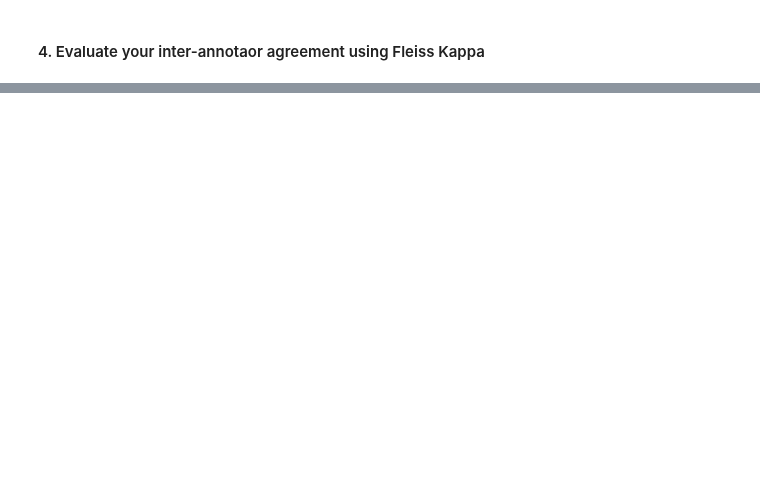
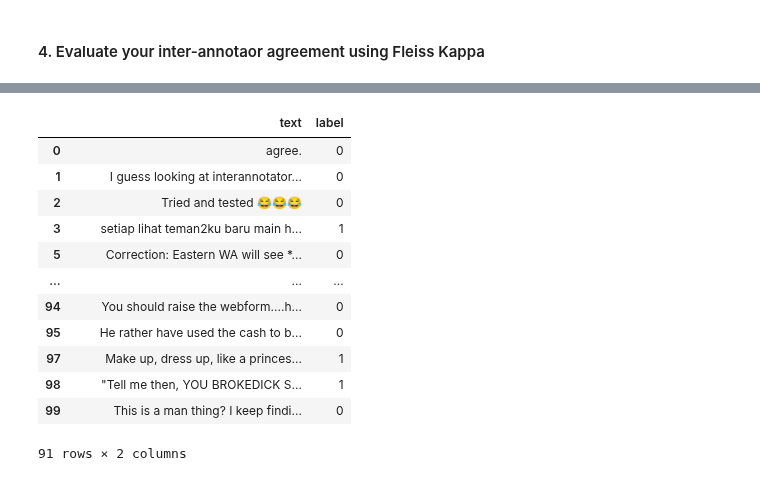
Before and after one commit to QuentinFISCH/nlp1-lab2, a Jupyter notebook: lab08/lab08.ipynb, the cells around one changed output, grey strips where cells are left out. Cells and saved outputs as stored; diff of their text form; code cells hidden in the pictures; blank space fills up the shorter version.

```diff
--- a/lab08/lab08.ipynb
+++ b/lab08/lab08.ipynb
@@ -591,0 +639,22 @@ evaluate(tweets_preds, df_annotators["label"].tolist())
+# %%
+# merge the labels (majority vote) and remove when the majority is 2 (uncertain)
+df_annotated_final = df_annotated_with_text.copy()
+df_annotated_final[["label_1", "label_2", "label_3"]] = df_annotated_final[["label_1", "label_2", "label_3"]].applymap(lambda x: 1 if x == "offensive" else 0 if x == "neutral" else 2)
+df_annotated_final["label"] = df_annotated_final.apply(lambda x: x["label_1"] if x["label_1"] == x["label_2"] else x["label_2"] if x["label_2"] == x["label_3"] else x["label_1"] if x["label_1"] == x["label_3"] else 2, axis=1)
+df_annotated_final = df_annotated_final[df_annotated_final["label"] != 2]
+df_annotated_final = df_annotated_final.drop(columns=["label_1", "label_2", "label_3"])
+df_annotated_final
+# %% [output]
+|  | text | label |
+| 0 | agree. | 0 |
+| 1 | I guess looking at interannotator... | 0 |
+| 2 | Tried and tested 😂😂😂 | 0 |
+| 3 | setiap lihat teman2ku baru main h... | 1 |
+| 5 | Correction: Eastern WA will see *... | 0 |
+| ... | ... | ... |
+| 94 | You should raise the webform....h... | 0 |
+| 95 | He rather have used the cash to b... | 0 |
+| 97 | Make up, dress up, like a princes... | 1 |
+| 98 | ⠀⠀⠀"Tell me then, YOU BROKEDICK S... | 1 |
+| 99 | This is a man thing? I keep findi... | 0 |
+91 rows × 2 columns
```
Also changed, not shown: parts of 15 cells of this notebook, 4 other files.
